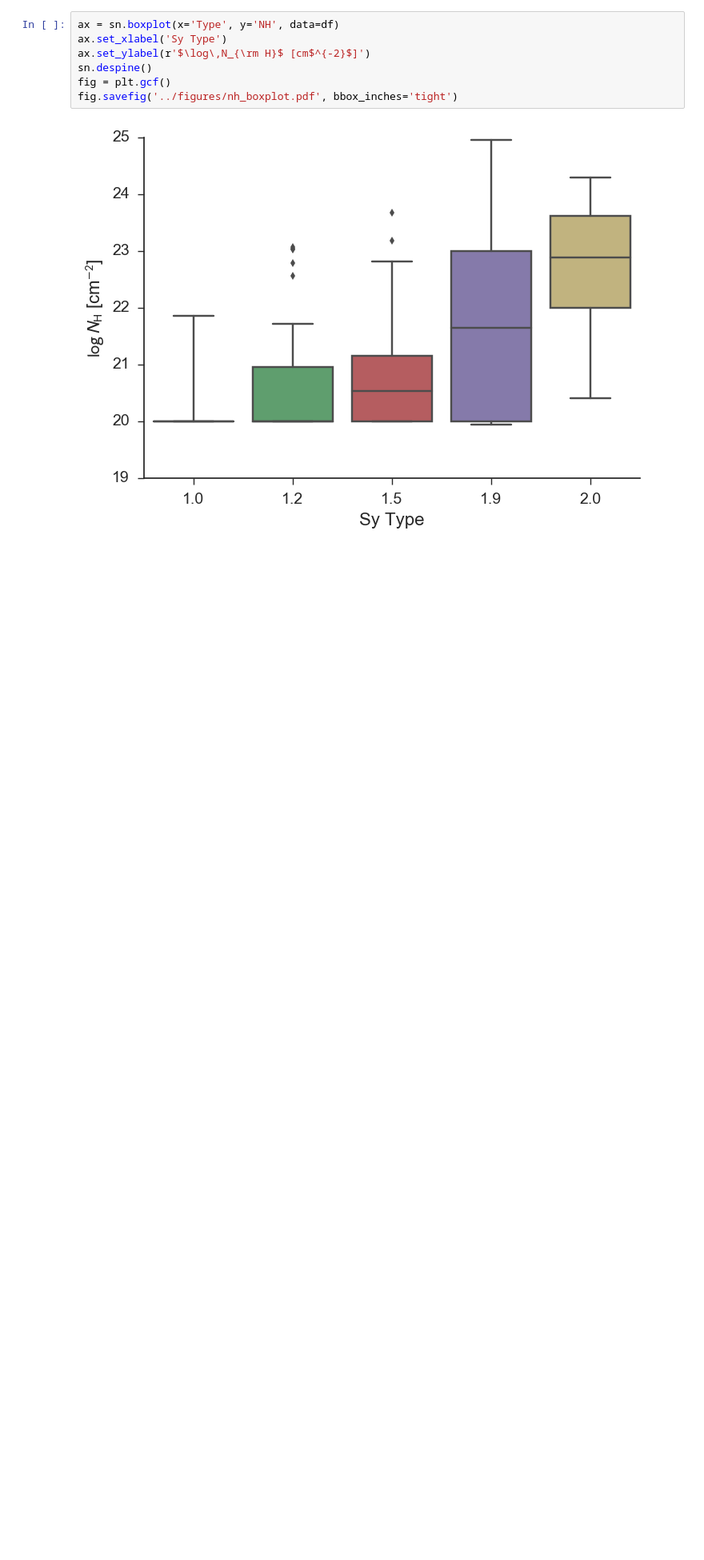
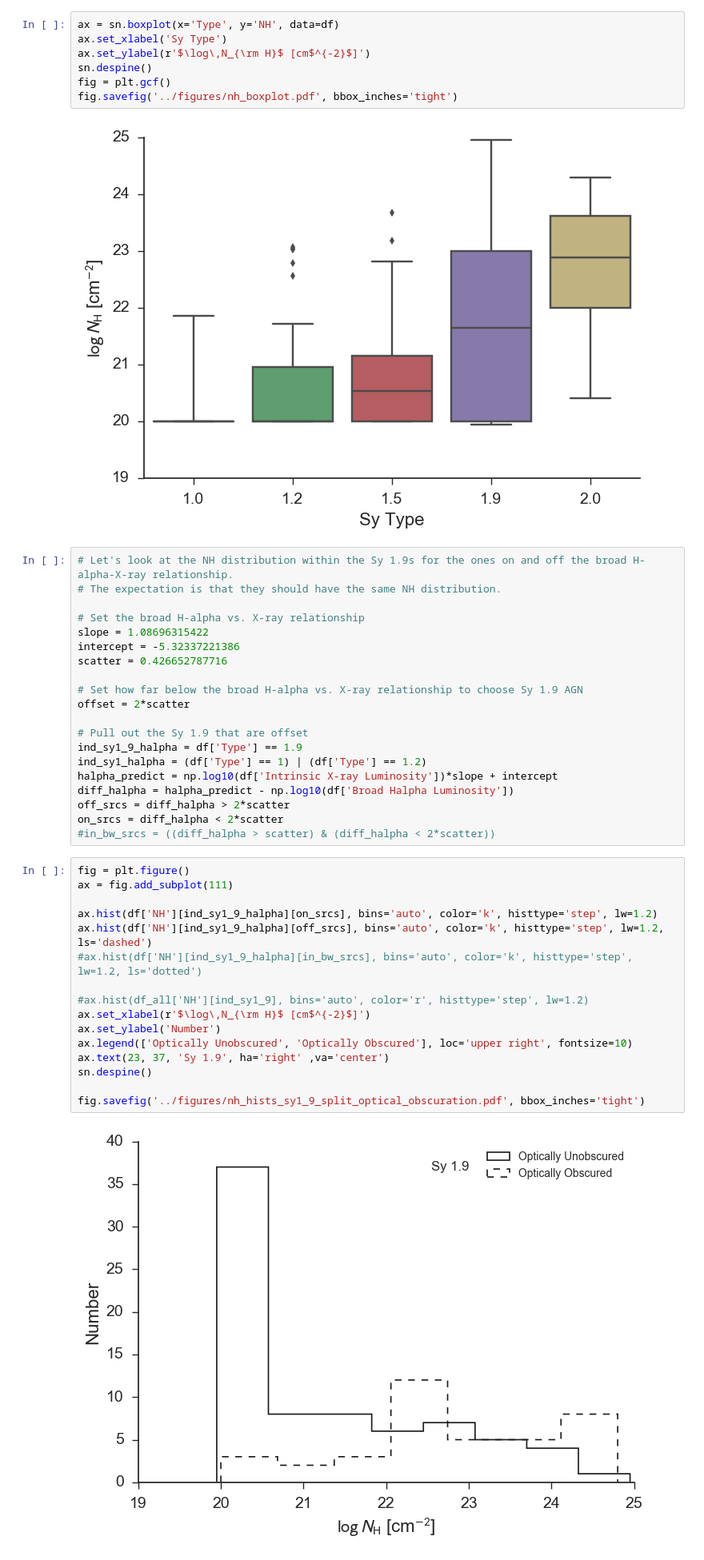
Before and after one commit to ttshimiz/bass-sy1_9-obscuration, a Jupyter notebook: notebooks/nh-distribution.ipynb, the cells around one changed output. Shown at 80% size. Saved outputs shown, nothing was run; the diff lists cells and outputs as text; blank space fills up the shorter version.

```diff
--- a/notebooks/nh-distribution.ipynb
+++ b/notebooks/nh-distribution.ipynb
@@ -42,3 +69,41 @@ fig = plt.gcf()
 fig.savefig('../figures/nh_boxplot.pdf', bbox_inches='tight')
 # %% [output]
 [figure]
+# %%
+# Let's look at the NH distribution within the Sy 1.9s for the ones on and off the broad H-alpha-X-ray relationship.
+# The expectation is that they should have the same NH distribution.
+
+# Set the broad H-alpha vs. X-ray relationship
+slope = 1.08696315422
+intercept = -5.32337221386
+scatter = 0.426652787716
+
+# Set how far below the broad H-alpha vs. X-ray relationship to choose Sy 1.9 AGN
+offset = 2*scatter
+
+# Pull out the Sy 1.9 that are offset
+ind_sy1_9_halpha = df['Type'] == 1.9
+ind_sy1_halpha = (df['Type'] == 1) | (df['Type'] == 1.2)
+halpha_predict = np.log10(df['Intrinsic X-ray Luminosity'])*slope + intercept
+diff_halpha = halpha_predict - np.log10(df['Broad Halpha Luminosity'])
+off_srcs = diff_halpha > 2*scatter
+on_srcs = diff_halpha < 2*scatter
+#in_bw_srcs = ((diff_halpha > scatter) & (diff_halpha < 2*scatter))
+# %%
+fig = plt.figure()
+ax = fig.add_subplot(111)
+
+ax.hist(df['NH'][ind_sy1_9_halpha][on_srcs], bins='auto', color='k', histtype='step', lw=1.2)
+ax.hist(df['NH'][ind_sy1_9_halpha][off_srcs], bins='auto', color='k', histtype='step', lw=1.2, ls='dashed')
+#ax.hist(df['NH'][ind_sy1_9_halpha][in_bw_srcs], bins='auto', color='k', histtype='step', lw=1.2, ls='dotted')
+
+#ax.hist(df_all['NH'][ind_sy1_9], bins='auto', color='r', histtype='step', lw=1.2)
+ax.set_xlabel(r'$\log\,N_{\rm H}$ [cm$^{-2}$]')
+ax.set_ylabel('Number')
+ax.legend(['Optically Unobscured', 'Optically Obscured'], loc='upper right', fontsize=10)
+ax.text(23, 37, 'Sy 1.9', ha='right' ,va='center')
+sn.despine()
+
+fig.savefig('../figures/nh_hists_sy1_9_split_optical_obscuration.pdf', bbox_inches='tight')
+# %% [output]
+[figure, added]
```
Also changed, not shown: parts of 6 cells of this notebook, 2 other files.
